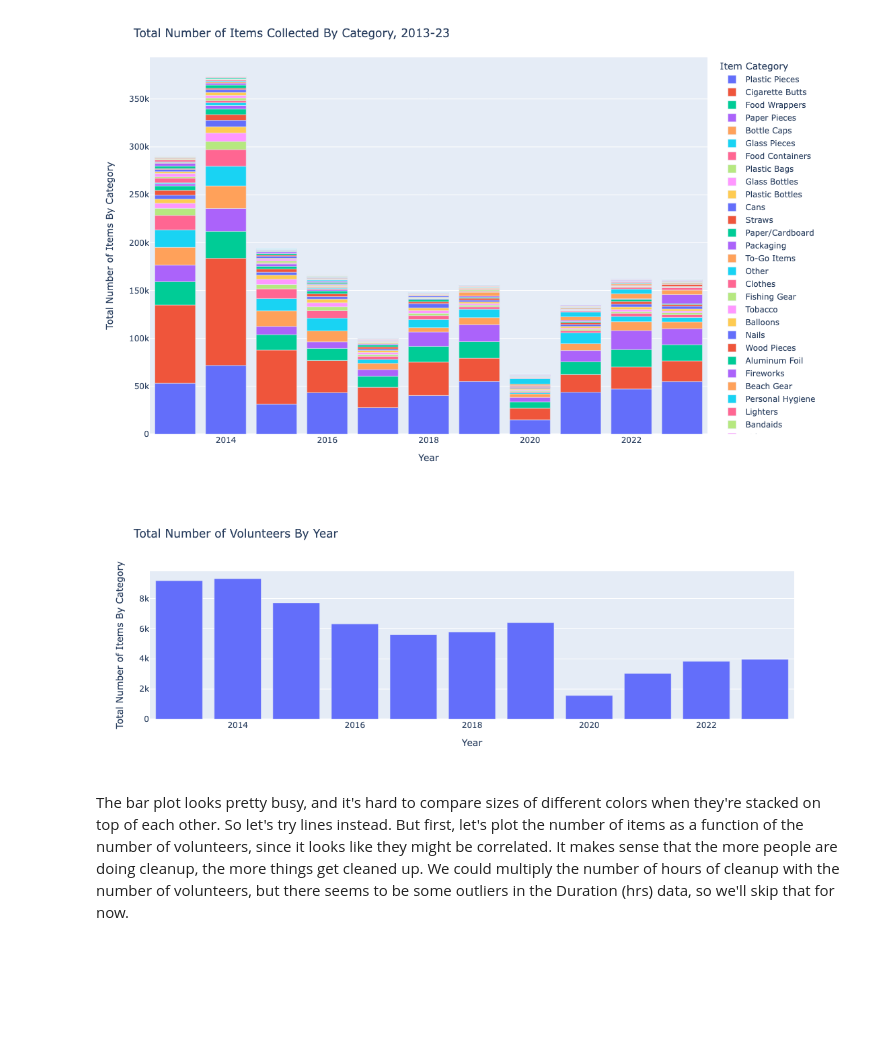
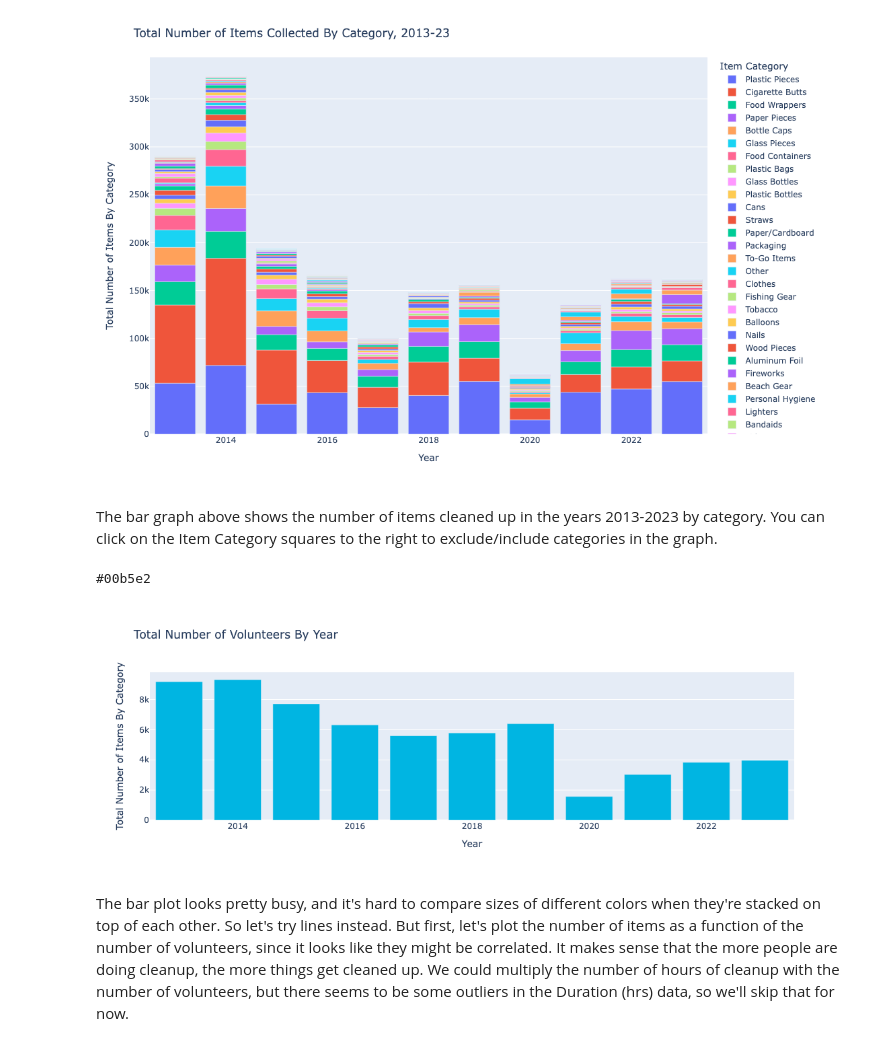
Before and after one commit to jennyfolkesson/saveOurShores, a Jupyter notebook: SOS_cleanup_data.ipynb, the cells around one changed output. Drawn from its saved outputs; the diff is of its cells as text; code cells hidden in the pictures; blank space fills up the shorter version.

Commit message:
updated color scheme

```diff
--- a/SOS_cleanup_data.ipynb
+++ b/SOS_cleanup_data.ipynb
@@ -134,18 +134,22 @@ fig.show()
 # Bar plot of number of volunteers per year
 # %% [output]
 [figure]
+# %% [markdown]
+The bar graph above shows the number of items cleaned up in the years 2013-2023 by category. You can click on the Item Category squares to the right to exclude/include categories in the graph.
 # %%
 fig = px.bar(annual_data, x=annual_data.index, y='Total Volunteers', title="Total Number of Volunteers By Year")
 fig.update_layout(
     autosize=False,
     width=850,
     height=400,
     yaxis_title='Total Number of Items By Category',
     xaxis_title='Year',
 )
+fig.update_traces(marker_color=plots.SOS_BLUE)
 fig.show()
 # %% [output]
+#00b5e2
-[figure, old version]
+[figure, new version]
 # %% [markdown]
 The bar plot looks pretty busy, and it's hard to compare sizes of different colors when they're stacked on top of each other. So let's try lines instead. But first, let's plot the number of items as a function of the number of volunteers, since it looks like they might be correlated. It makes sense that the more people are doing cleanup, the more things get cleaned up. We could multiply the number of hours of cleanup with the number of volunteers, but there seems to be some outliers in the Duration (hrs) data, so we'll skip that for now.
 # %%
```
Also changed, not shown: parts of 7 cells of this notebook, 2 other files.
